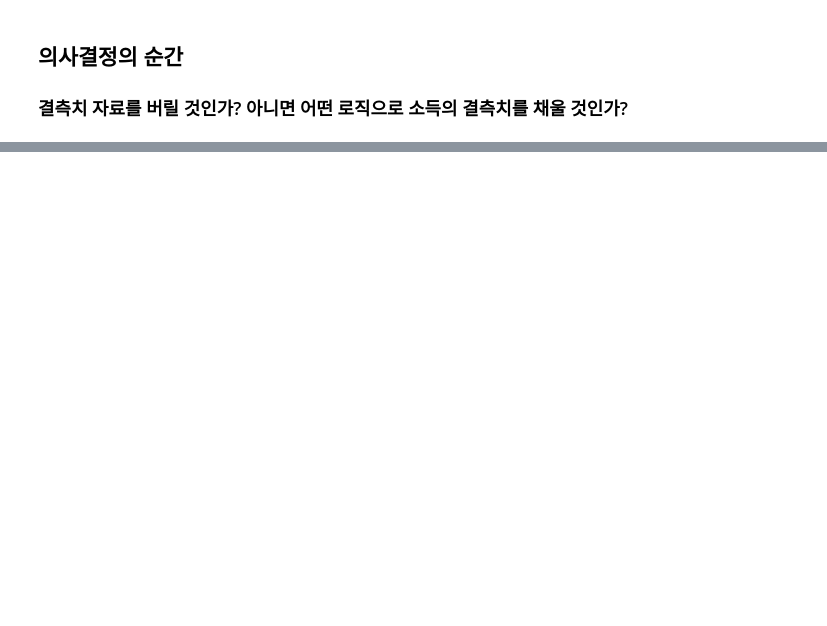
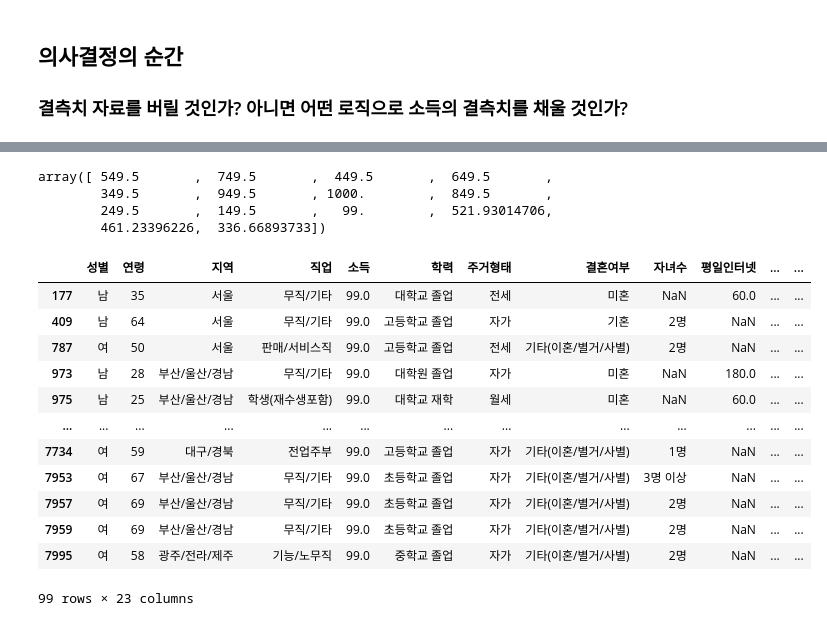
Before and after one commit to ancestor9/Gyeongbok-AI-study, a Jupyter notebook: 2025/도장깨기/03_missing_value_imputation_Consumer_Behavior_Analysis.ipynb, the cells around one changed output, grey strips where cells are left out. Saved outputs shown, nothing was run; the diff lists cells and outputs as text; code cells hidden in the pictures; blank space fills up the shorter version.

```diff
--- a/2025/도장깨기/03_missing_value_imputation_Consumer_Behavior_Analysis.ipynb
+++ b/2025/도장깨기/03_missing_value_imputation_Consumer_Behavior_Analysis.ipynb
@@ -434,0 +476,9 @@ df[df['소득'].isna()]
+# %%
+# prompt: 소득의 결측치를 학력을 기준으로 평균 소득으로 대체하라
+
+# Group data by '학력' and calculate the mean income for each group
+mean_income_by_education = df.groupby('학력')['소득'].mean()
+
+# Fill NaN values in '소득' column based on the mean income of the corresponding '학력' group
+for education_level, mean_income in mean_income_by_education.items():
+    df.loc[(df['소득'].isna()) & (df['학력'] == education_level), '소득'] = mean_income
@@ -434,0 +520,28 @@ df[df['소득'].isna()]
+# %%
+# prompt: 소득 컬럼의 unique를 모두 보여주라
+
+df['소득'].unique()
+# %% [output]
+array([ 549.5       ,  749.5       ,  449.5       ,  649.5       ,
+        349.5       ,  949.5       , 1000.        ,  849.5       ,
+        249.5       ,  149.5       ,   99.        ,  521.93014706,
+        461.23396226,  336.66893733])
+# %%
+# prompt: 소득 컬럼의 값이 99.  에 해당되는 행을 보여줘
+
+# Display rows where the '소득' column has the value 99.0
+df[df['소득'] == 99.0]
+# %% [output]
+|  | 성별 | 연령 | 지역 | 직업 | 소득 | 학력 | 주거형태 | 결혼여부 | 자녀수 | 평일인터넷 | ... | ... |
+| 177 | 남 | 35 | 서울 | 무직/기타 | 99.0 | 대학교 졸업 | 전세 | 미혼 | NaN | 60.0 | ... | ... |
+| 409 | 남 | 64 | 서울 | 무직/기타 | 99.0 | 고등학교 졸업 | 자가 | 기혼 | 2명 | NaN | ... | ... |
+| 787 | 여 | 50 | 서울 | 판매/서비스직 | 99.0 | 고등학교 졸업 | 전세 | 기타(이혼/별거/사별) | 2명 | NaN | ... | ... |
+| 973 | 남 | 28 | 부산/울산/경남 | 무직/기타 | 99.0 | 대학원 졸업 | 자가 | 미혼 | NaN | 180.0 | ... | ... |
+| 975 | 남 | 25 | 부산/울산/경남 | 학생(재수생포함) | 99.0 | 대학교 재학 | 월세 | 미혼 | NaN | 60.0 | ... | ... |
+| ... | ... | ... | ... | ... | ... | ... | ... | ... | ... | ... | ... | ... |
+| 7734 | 여 | 59 | 대구/경북 | 전업주부 | 99.0 | 고등학교 졸업 | 자가 | 기타(이혼/별거/사별) | 1명 | NaN | ... | ... |
+| 7953 | 여 | 67 | 부산/울산/경남 | 무직/기타 | 99.0 | 초등학교 졸업 | 자가 | 기타(이혼/별거/사별) | 3명 이상 | NaN | ... | ... |
+| 7957 | 여 | 69 | 부산/울산/경남 | 무직/기타 | 99.0 | 초등학교 졸업 | 자가 | 기타(이혼/별거/사별) | 2명 | NaN | ... | ... |
+| 7959 | 여 | 69 | 부산/울산/경남 | 무직/기타 | 99.0 | 초등학교 졸업 | 자가 | 기타(이혼/별거/사별) | 2명 | NaN | ... | ... |
+| 7995 | 여 | 58 | 광주/전라/제주 | 기능/노무직 | 99.0 | 중학교 졸업 | 자가 | 기타(이혼/별거/사별) | 2명 | NaN | ... | ... |
+99 rows × 23 columns
```
Also changed, not shown: parts of 11 cells of this notebook.
